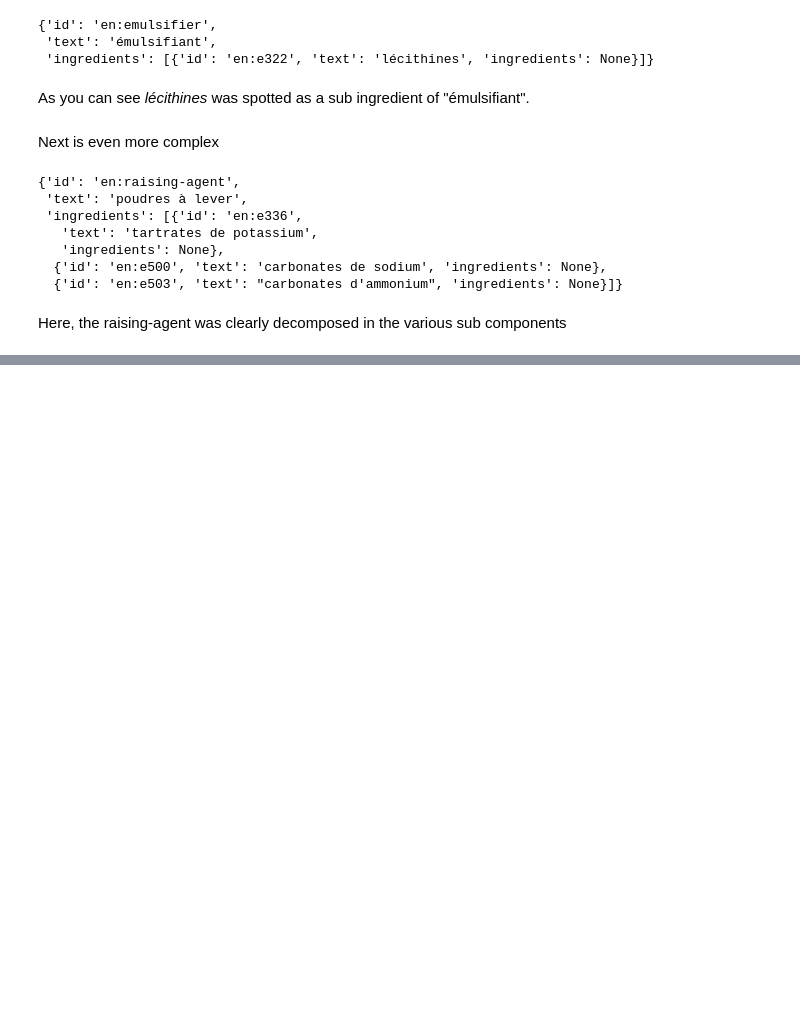
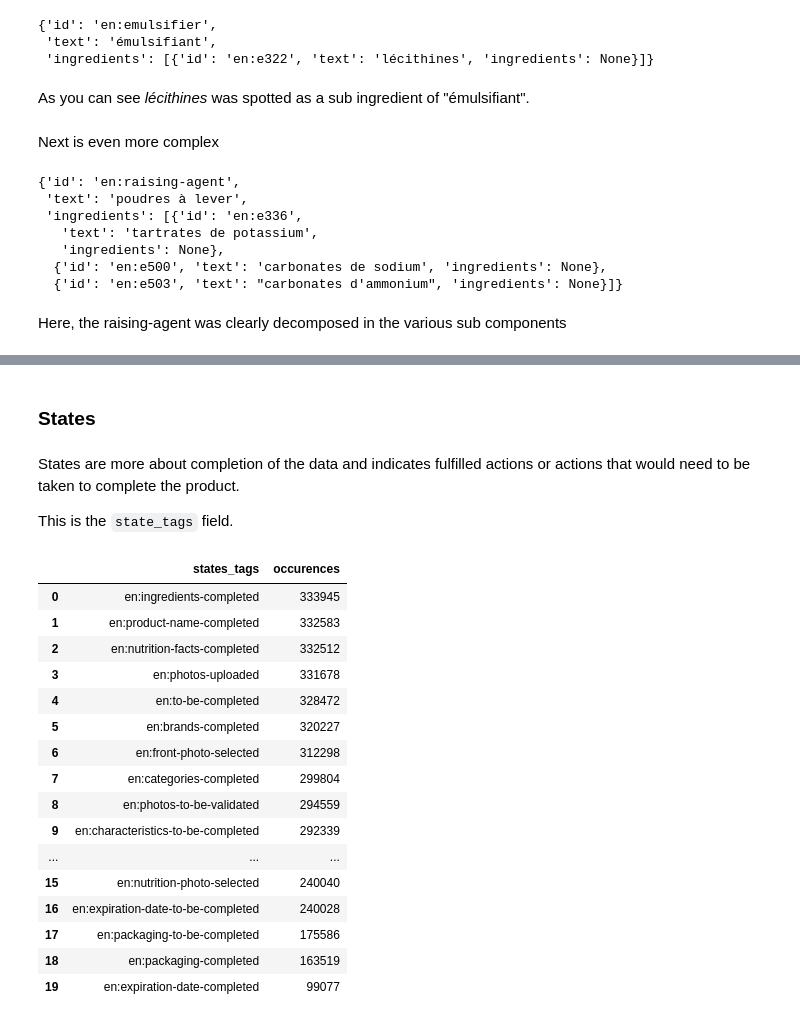
Before and after one commit to openfoodfacts/openfoodfacts-exports, a Jupyter notebook: tutorials/hands-on-data/open food facts data tutorial.ipynb, the cells around one changed output, grey strips where cells are left out. Saved outputs shown, nothing was run; the diff lists cells and outputs as text; code cells hidden in the pictures; blank space fills up the shorter version.

```diff
--- a/tutorials/hands-on-data/open food facts data tutorial.ipynb
+++ b/tutorials/hands-on-data/open food facts data tutorial.ipynb
@@ -476,0 +638,43 @@ Here, the raising-agent was clearly decomposed in the various sub components
+# %% [markdown]
+### States
+# %% [markdown]
+States are more about completion of the data and indicates fulfilled actions or actions that would need to be taken to complete the product.
+
+This is the `state_tags` field.
+# %%
+%%sql
+SELECT
+  states_tags,
+  COUNT(*) AS occurences
+FROM
+  (
+    SELECT
+      code,
+      UNNEST (states_tags) AS states_tags
+    FROM
+      products
+  )b
+GROUP BY
+  states_tags
+ORDER BY
+  occurences desc
+LIMIT
+  20;
+# %% [output]
+|  | states_tags | occurences |
+| 0 | en:ingredients-completed | 333945 |
+| 1 | en:product-name-completed | 332583 |
+| 2 | en:nutrition-facts-completed | 332512 |
+| 3 | en:photos-uploaded | 331678 |
+| 4 | en:to-be-completed | 328472 |
+| 5 | en:brands-completed | 320227 |
+| 6 | en:front-photo-selected | 312298 |
+| 7 | en:categories-completed | 299804 |
+| 8 | en:photos-to-be-validated | 294559 |
+| 9 | en:characteristics-to-be-completed | 292339 |
+| ... | ... | ... |
+| 15 | en:nutrition-photo-selected | 240040 |
+| 16 | en:expiration-date-to-be-completed | 240028 |
+| 17 | en:packaging-to-be-completed | 175586 |
+| 18 | en:packaging-completed | 163519 |
+| 19 | en:expiration-date-completed | 99077 |
```
Also changed, not shown: parts of 33 cells of this notebook, 1 other file.
